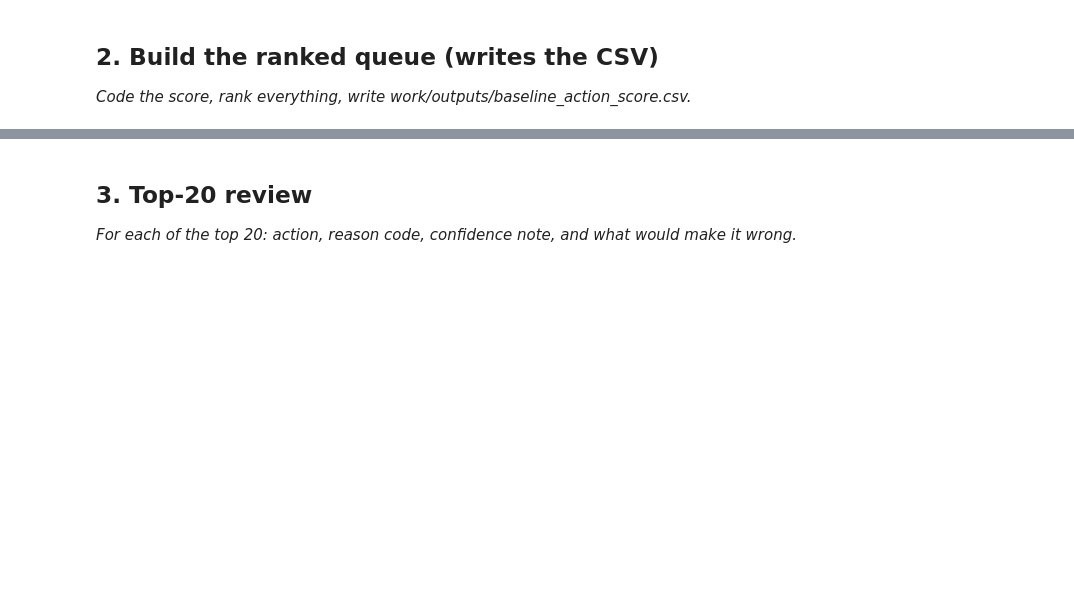
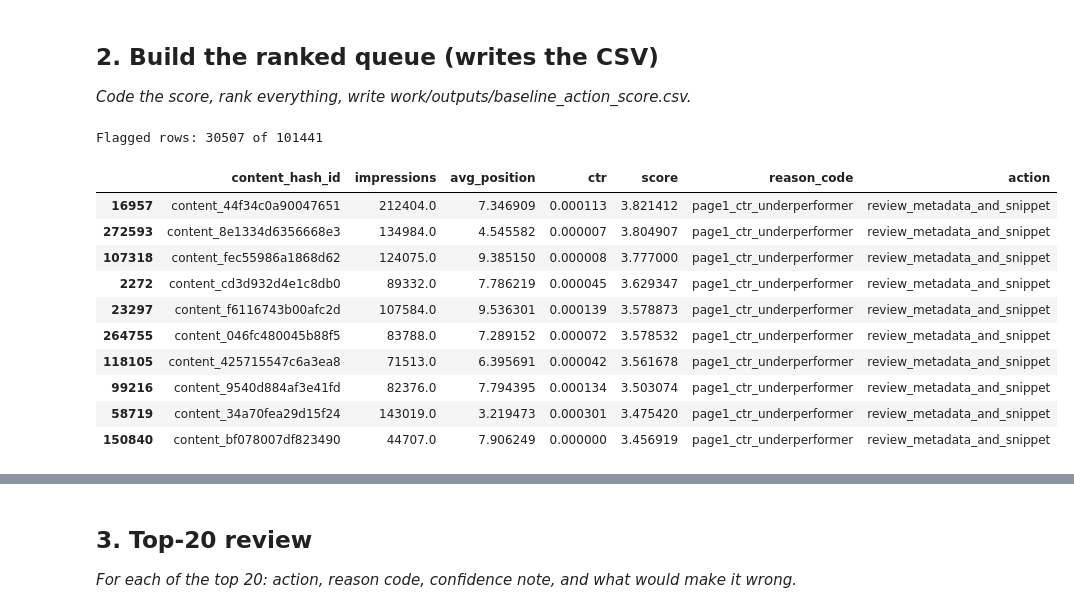
Before and after one commit to datdigitaladdict/flyrank-ml-internship, a Jupyter notebook: work/notebooks/w04_baseline_score.ipynb, the cells around one changed output, grey strips where cells are left out. Drawn from its saved outputs; the diff is of its cells as text; code cells hidden in the pictures; blank space fills up the shorter version.

```diff
--- a/work/notebooks/w04_baseline_score.ipynb
+++ b/work/notebooks/w04_baseline_score.ipynb
@@ -22,0 +144,37 @@ This skeleton is yours to fill. Work the sections **in order** — each one has
+# %%
+# Compute the expected CTR for each position tier (the benchmark to compare against)
+tier_avg_ctr = df.groupby("position_tier")["ctr"].transform("mean")
+
+# The rule: flag page1-tier pages with CTR below their tier's average
+df["is_page1"] = df["position_tier"] == "page_1"
+df["below_tier_avg"] = df["ctr"] < tier_avg_ctr
+
+df["reason_code"] = None
+df.loc[df["is_page1"] & df["below_tier_avg"], "reason_code"] = "page1_ctr_underperformer"
+
+df["action"] = None
+df.loc[df["reason_code"] == "page1_ctr_underperformer", "action"] = "review_metadata_and_snippet"
+
+# Score: how far below the tier average, in percentage points (bigger gap = higher priority)
+import numpy as np
+
+mask = df["reason_code"] == "page1_ctr_underperformer"
+df["score"] = 0.0
+gap = (tier_avg_ctr[mask] - df.loc[mask, "ctr"]) * 100
+df.loc[mask, "score"] = gap * np.log1p(df.loc[mask, "impressions"])
+
+print("Flagged rows:", mask.sum(), "of", len(df))
+df[mask][["content_hash_id", "impressions", "avg_position", "ctr", "score", "reason_code", "action"]].sort_values("score", ascending=False).head(10)
+# %% [output]
+Flagged rows: 30507 of 101441
+|  | content_hash_id | impressions | avg_position | ctr | score | reason_code | action |
+| 16957 | content_44f34c0a90047651 | 212404.0 | 7.346909 | 0.000113 | 3.821412 | page1_ctr_underperformer | review_metadata_and_snippet |
+| 272593 | content_8e1334d6356668e3 | 134984.0 | 4.545582 | 0.000007 | 3.804907 | page1_ctr_underperformer | review_metadata_and_snippet |
+| 107318 | content_fec55986a1868d62 | 124075.0 | 9.385150 | 0.000008 | 3.777000 | page1_ctr_underperformer | review_metadata_and_snippet |
+| 2272 | content_cd3d932d4e1c8db0 | 89332.0 | 7.786219 | 0.000045 | 3.629347 | page1_ctr_underperformer | review_metadata_and_snippet |
+| 23297 | content_f6116743b00afc2d | 107584.0 | 9.536301 | 0.000139 | 3.578873 | page1_ctr_underperformer | review_metadata_and_snippet |
+| 264755 | content_046fc480045b88f5 | 83788.0 | 7.289152 | 0.000072 | 3.578532 | page1_ctr_underperformer | review_metadata_and_snippet |
+| 118105 | content_425715547c6a3ea8 | 71513.0 | 6.395691 | 0.000042 | 3.561678 | page1_ctr_underperformer | review_metadata_and_snippet |
+| 99216 | content_9540d884af3e41fd | 82376.0 | 7.794395 | 0.000134 | 3.503074 | page1_ctr_underperformer | review_metadata_and_snippet |
+| 58719 | content_34a70fea29d15f24 | 143019.0 | 3.219473 | 0.000301 | 3.475420 | page1_ctr_underperformer | review_metadata_and_snippet |
+| 150840 | content_bf078007df823490 | 44707.0 | 7.906249 | 0.000000 | 3.456919 | page1_ctr_underperformer | review_metadata_and_snippet |
```
Also changed, not shown: parts of 13 cells of this notebook.
